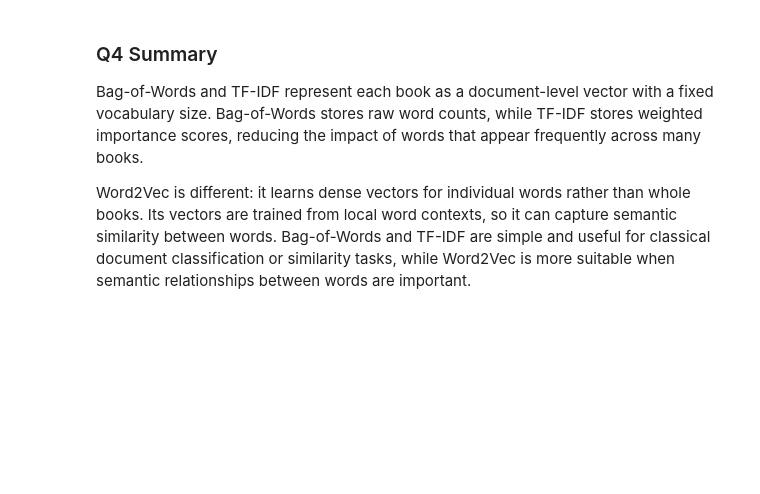
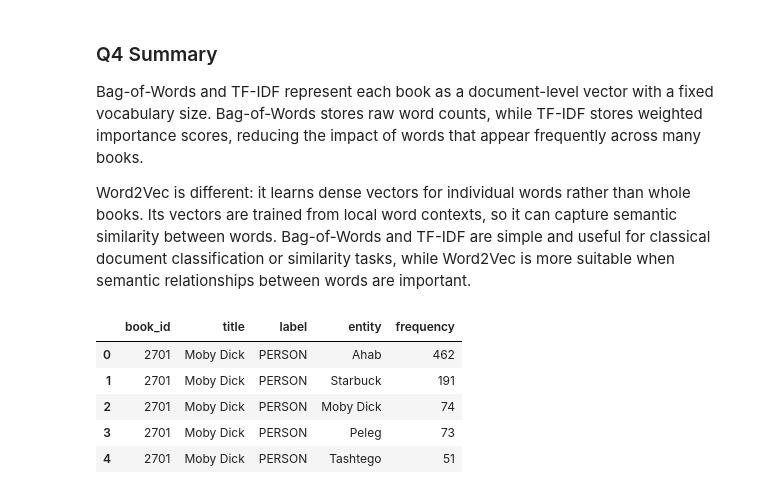
Before and after one commit to oshuptar/NamedEntityRecognition, a Jupyter notebook: main.ipynb, the cells around one changed output. Cells and saved outputs as stored; diff of their text form; code cells hidden in the pictures; blank space fills up the shorter version.

```diff
--- a/main.ipynb
+++ b/main.ipynb
@@ -426,3 +424,46 @@ Word2vec: 9719 words x 1000 dimensions
 Bag-of-Words and TF-IDF represent each book as a document-level vector with a fixed vocabulary size. Bag-of-Words stores raw word counts, while TF-IDF stores weighted importance scores, reducing the impact of words that appear frequently across many books.
 
 Word2Vec is different: it learns dense vectors for individual words rather than whole books. Its vectors are trained from local word contexts, so it can capture semantic similarity between words. Bag-of-Words and TF-IDF are simple and useful for classical document classification or similarity tasks, while Word2Vec is more suitable when semantic relationships between words are important.
+# %%
+# Q5:
+
+TARGET_LABELS = {"PERSON", "GPE", "ORG", "DATE"}
+
+def extract_entities(book_text: str, book_id: int) -> list[dict[str, str | int]]:
+    records: list[dict[str, str | int]] = []
+    doc = spacy_doc(book_text)
+    for entity in doc.ents:
+        if entity.label_ in TARGET_LABELS:
+            records.append({
+                "book_id": book_id,
+                "title": BOOKS.get(book_id, "Unknown"),
+                "entity": entity.text,
+                "label": entity.label_,
+            })
+    return records
+
+entity_records: list[dict[str, str | int]] = []
+for book_id, book_text in book_dict.items():
+    entity_records.extend(extract_entities(book_text, book_id))
+
+entities_df = pd.DataFrame(entity_records)
+def top_k_entities(entity_df : pd.DataFrame, k:int) -> pd.DataFrame:
+    top_entities_df = (entity_df
+            .groupby(by = ["book_id", "title", "label", "entity"])
+            .size()
+            .reset_index(name="frequency")
+            .sort_values(by=["book_id", "label", "frequency"], ascending=[True, True, False]))
+    return top_entities_df.groupby(["book_id", "label"]).head(k).reset_index(drop=True)
+
+def top_k_entities_for_book_and_label(top_k_entity_df: pd.DataFrame, book_id: int, label:str):
+    return top_k_entity_df[(top_k_entity_df["book_id"] == book_id) &(top_k_entity_df["label"] == label)].reset_index(drop = True)
+
+top_k_entity_df = top_k_entities(entities_df, 5)
+display(top_k_entities_for_book_and_label(top_k_entity_df, book_id = first_book_id, label = "PERSON"))
+# %% [output]
+|  | book_id | title | label | entity | frequency |
+| 0 | 2701 | Moby Dick | PERSON | Ahab | 462 |
+| 1 | 2701 | Moby Dick | PERSON | Starbuck | 191 |
+| 2 | 2701 | Moby Dick | PERSON | Moby Dick | 74 |
+| 3 | 2701 | Moby Dick | PERSON | Peleg | 73 |
+| 4 | 2701 | Moby Dick | PERSON | Tashtego | 51 |
```
Also changed, not shown: parts of 6 cells of this notebook.
